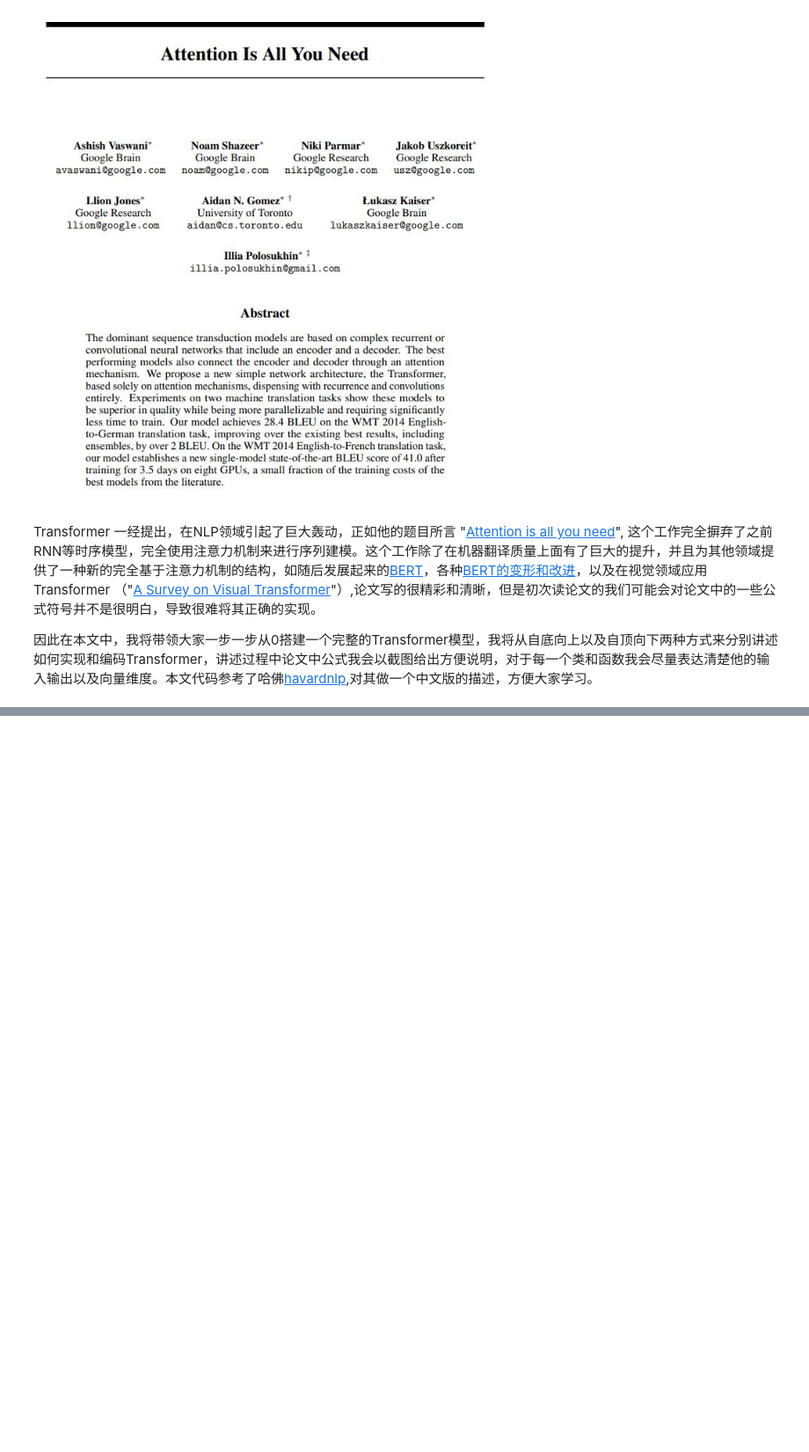
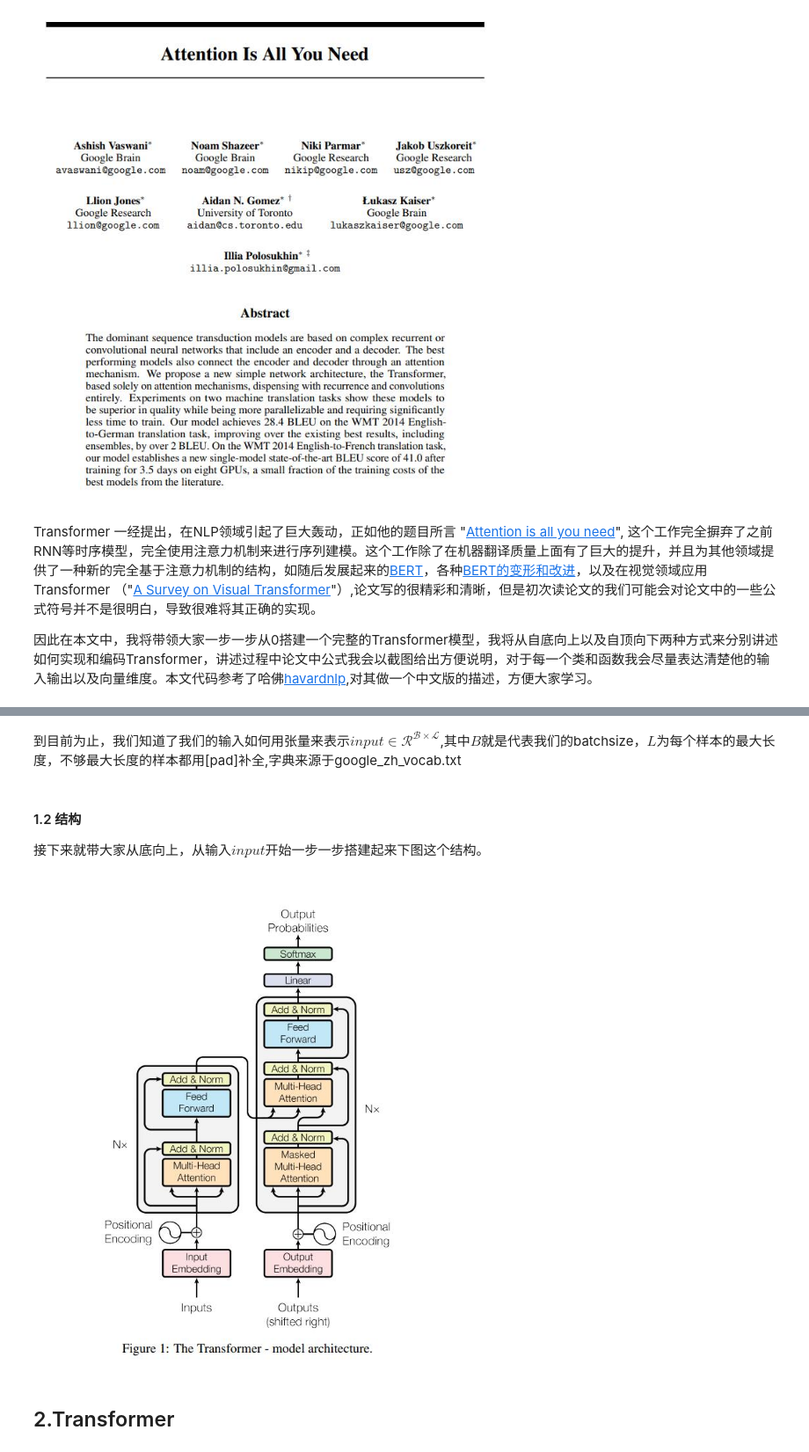
Before and after one commit to jing-ge/HandByHandBuildTransformer, a Jupyter notebook: bottom2up_transformer.ipynb, the cells around one changed output, grey strips where cells are left out. Shown: that part at 88% size. Drawn from its saved outputs; the diff is of its cells as text; code cells hidden in the pictures; blank space fills up the shorter version.

```diff
--- a/bottom2up_transformer.ipynb
+++ b/bottom2up_transformer.ipynb
@@ -21,0 +48,11 @@ Image(filename='./images/transformer.jpg')
+# %% [markdown]
+到目前为止，我们知道了我们的输入如何用张量来表示$input\in \mathcal{R^{B\times L}}$,其中$B$就是代表我们的batchsize，$L$为每个样本的最大长度，不够最大长度的样本都用\[pad\]补全,字典来源于google_zh_vocab.txt
+# %% [markdown]
+#### 1.2 结构
+接下来就带大家从底向上，从输入$input$开始一步一步搭建起来下图这个结构。
+# %%
+Image(filename='./images/arc.jpg')
+# %% [output]
+[figure, added]
+# %% [markdown]
+## 2.Transformer
```
Also changed, not shown: parts of 9 cells of this notebook, 7 other files.
